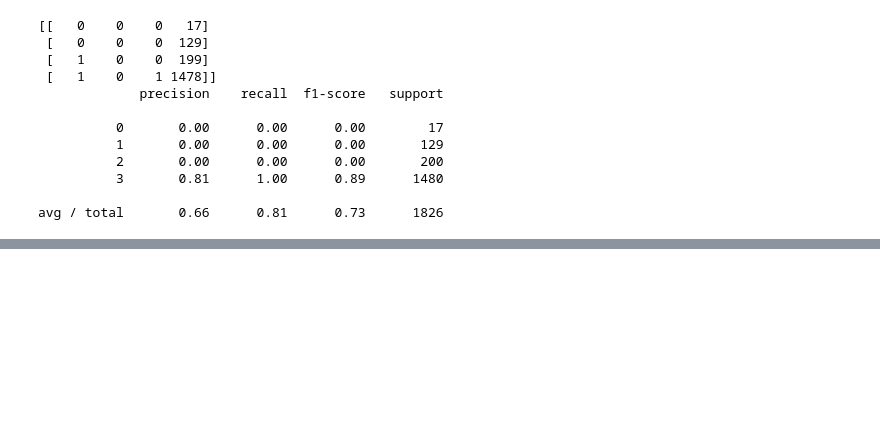
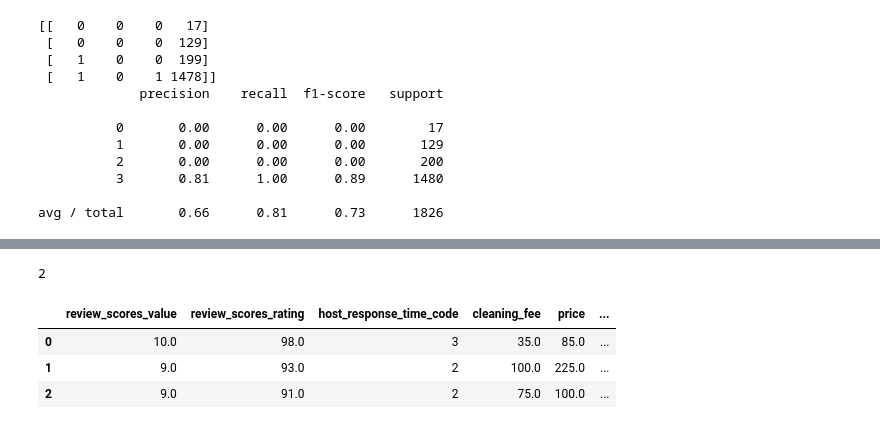
Before and after one commit to eyambaita/dsc-3-final-project-online-ds-pt-100118, a Jupyter notebook: student.ipynb, the cells around one changed output, grey strips where cells are left out. Cells and saved outputs as stored; diff of their text form; code cells hidden in the pictures; blank space fills up the shorter version.

```diff
--- a/student.ipynb
+++ b/student.ipynb
@@ -298,0 +449,22 @@ avg / total       0.66      0.81      0.73      1826
+# %%
+df_new5['host_is_superhost'].nunique()
+# %% [output]
+2
+# %%
+from sklearn.preprocessing import LabelEncoder
+
+df_new6 =df_new5.copy()
+df_new6['host_is_superhost']=lb_make.fit_transform(df_new5['host_is_superhost'])
+df_new6.head(3)
+
+#from sklearn.preprocessing import LabelEncoder
+
+#df_new3 =df_new2.copy()
+#lb_make = LabelEncoder()
+#df_new3['host_response_time_code']=lb_make.fit_transform(df_new2['host_response_time'])
+#df_new3.head(3)
+# %% [output]
+|  | review_scores_value | review_scores_rating | host_response_time_code | cleaning_fee | price | ... |
+| 0 | 10.0 | 98.0 | 3 | 35.0 | 85.0 | ... |
+| 1 | 9.0 | 93.0 | 2 | 100.0 | 225.0 | ... |
+| 2 | 9.0 | 91.0 | 2 | 75.0 | 100.0 | ... |
```
Also changed, not shown: parts of 27 cells of this notebook.
